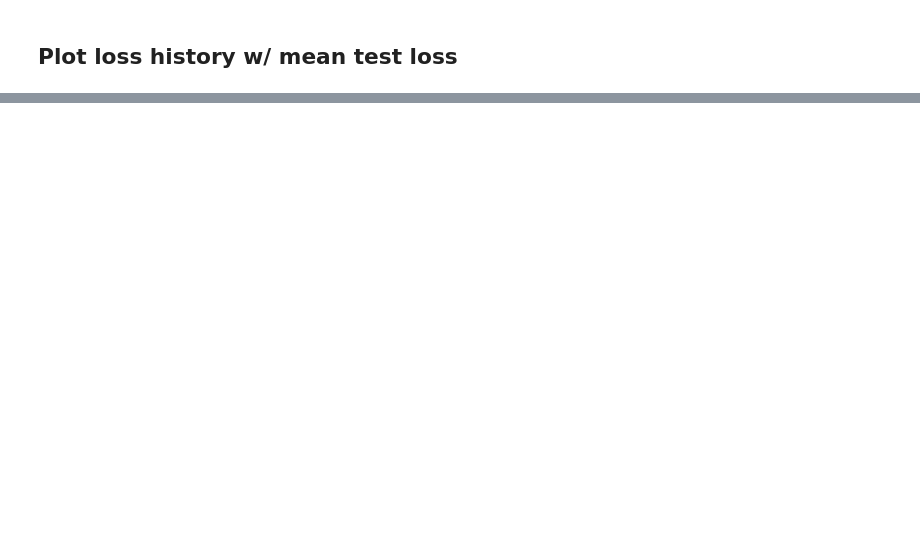
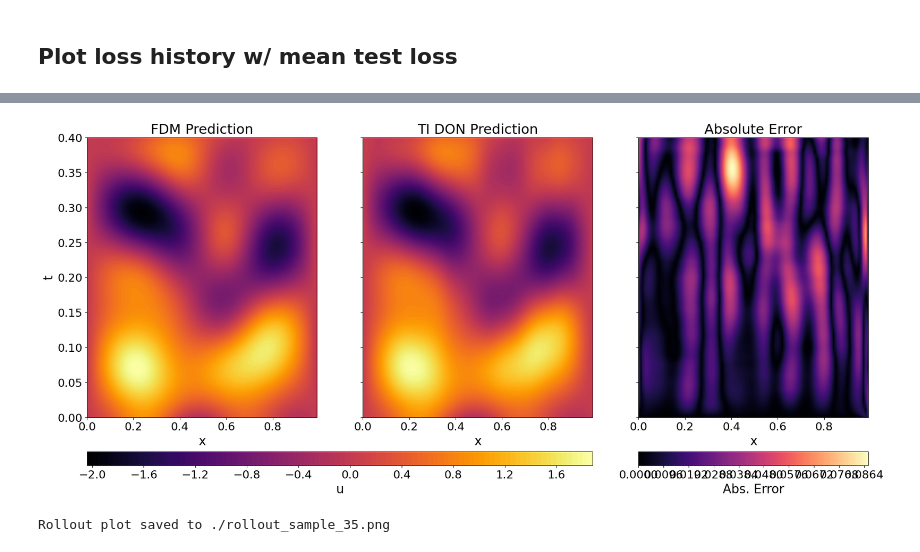
Before and after one commit to EladMichael/neuromancer, a Jupyter notebook: examples/neural_operators/Part_8_TIDON_HEAT.ipynb, the cells around one changed output, grey strips where cells are left out. Saved outputs shown, nothing was run; the diff lists cells and outputs as text; code cells hidden in the pictures; blank space fills up the shorter version.

```diff
--- a/examples/neural_operators/Part_8_TIDON_HEAT.ipynb
+++ b/examples/neural_operators/Part_8_TIDON_HEAT.ipynb
@@ -706,0 +690,12 @@ plt.show()
+# %%
+eval_node = problem.nodes[0].to(device)
+eval_node.eval()
+
+batch = next(iter(test_loader))
+batch = {
+    k: (v.to(device=device, dtype=torch.float32) if torch.is_tensor(v) else v)
+    for k, v in batch.items()
+}
+with torch.no_grad():
+    preds = eval_node({"u_t": batch["u_t"], "f_t": batch["f_t"]})["u_t"]
+true_states = batch["outputs"]
@@ -706,0 +835,40 @@ plt.show()
+# %%
+# assumes plot_rollout_results is already defined
+
+
+def rollout_and_plot(sample_id_value):
+    node = problem.nodes[0].to(device)
+    node.eval()
+
+    with torch.no_grad():
+        u_t = solutions[sample_id_value, 0, :].float().to(device)
+        true_states = solutions[sample_id_value, :, :].float().to(device)
+        control_seq = controls[sample_id_value, :, :].float().to(device)
+
+        preds = [u_t]
+        for t in range(control_seq.shape[0]):
+            batch = {
+                "u_t": u_t.unsqueeze(0),
+                "f_t": control_seq[t : t + 1, :],
+            }
+            out = node(batch)
+            u_t = out["u_t"].squeeze(0)
+            preds.append(u_t)
+
+        rollout_pred = torch.stack(preds, dim=0)
+
+    plot_rollout_results(
+        true_states.detach().cpu().numpy(),
+        rollout_pred.detach().cpu().numpy(),
+        x_cord.detach().cpu().numpy(),
+        dt,
+        sample_id_value,
+        result_dir,
+    )
+
+
+# run it
+rollout_and_plot(sample_id)
+# %% [output]
+[figure, added]
+Rollout plot saved to ./rollout_sample_35.png
```
Also changed, not shown: parts of 11 cells of this notebook.
